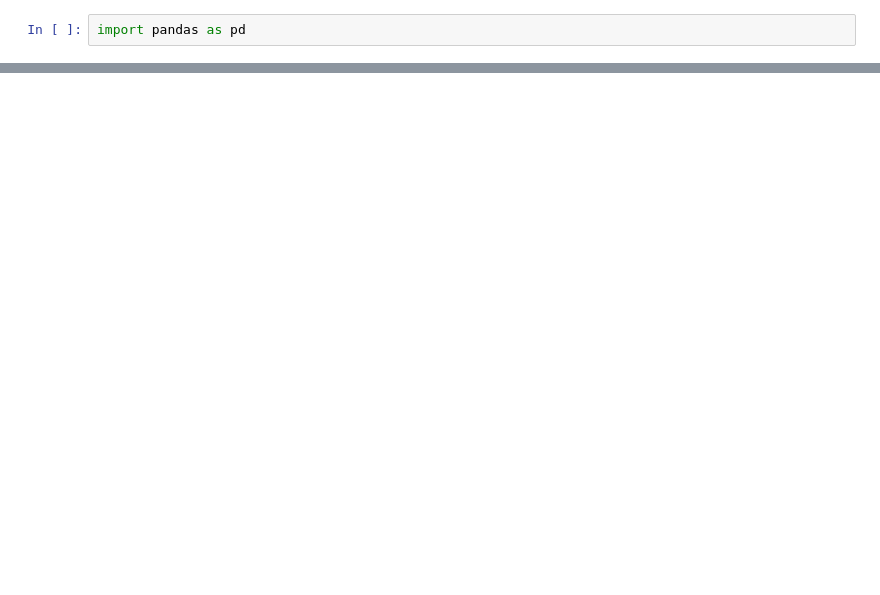
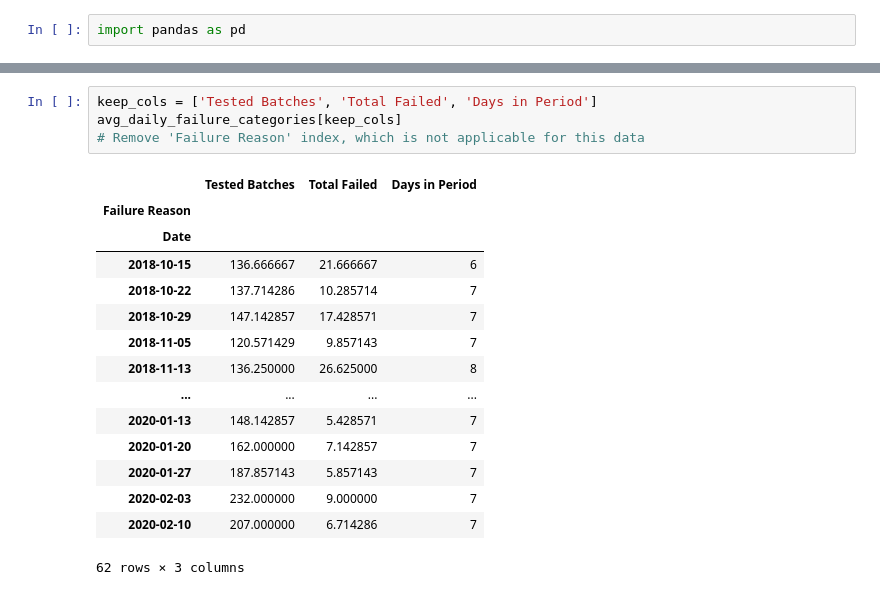
Before and after one commit to daericks/bcc_weekly_reports, a Jupyter notebook: notebooks/2-Transform-per_day.ipynb, the cells around one changed output, grey strips where cells are left out. Drawn from its saved outputs; the diff is of its cells as text; blank space fills up the shorter version.

```diff
--- a/notebooks/2-Transform-per_day.ipynb
+++ b/notebooks/2-Transform-per_day.ipynb
@@ -94,0 +144,20 @@ list(delta_fc['Date'])
+# %%
+keep_cols = ['Tested Batches', 'Total Failed', 'Days in Period']
+avg_daily_failure_categories[keep_cols]
+# Remove 'Failure Reason' index, which is not applicable for this data
+# %% [output]
+|  | Tested Batches | Total Failed | Days in Period |
+| Failure Reason |  |  |  |
+| Date |  |  |  |
+| 2018-10-15 | 136.666667 | 21.666667 | 6 |
+| 2018-10-22 | 137.714286 | 10.285714 | 7 |
+| 2018-10-29 | 147.142857 | 17.428571 | 7 |
+| 2018-11-05 | 120.571429 | 9.857143 | 7 |
+| 2018-11-13 | 136.250000 | 26.625000 | 8 |
+| ... | ... | ... | ... |
+| 2020-01-13 | 148.142857 | 5.428571 | 7 |
+| 2020-01-20 | 162.000000 | 7.142857 | 7 |
+| 2020-01-27 | 187.857143 | 5.857143 | 7 |
+| 2020-02-03 | 232.000000 | 9.000000 | 7 |
+| 2020-02-10 | 207.000000 | 6.714286 | 7 |
+62 rows × 3 columns
```
Also changed, not shown: parts of 14 cells of this notebook.
